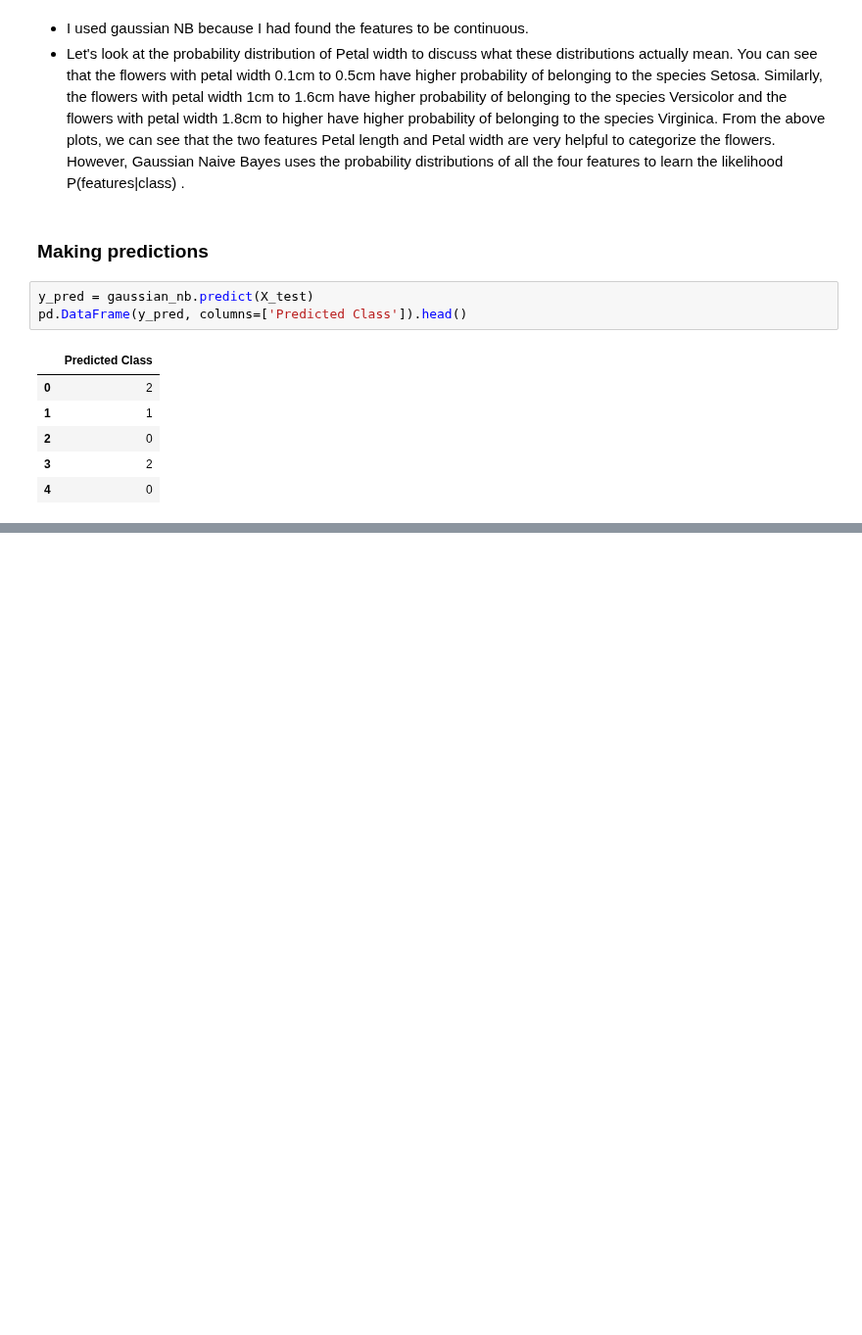
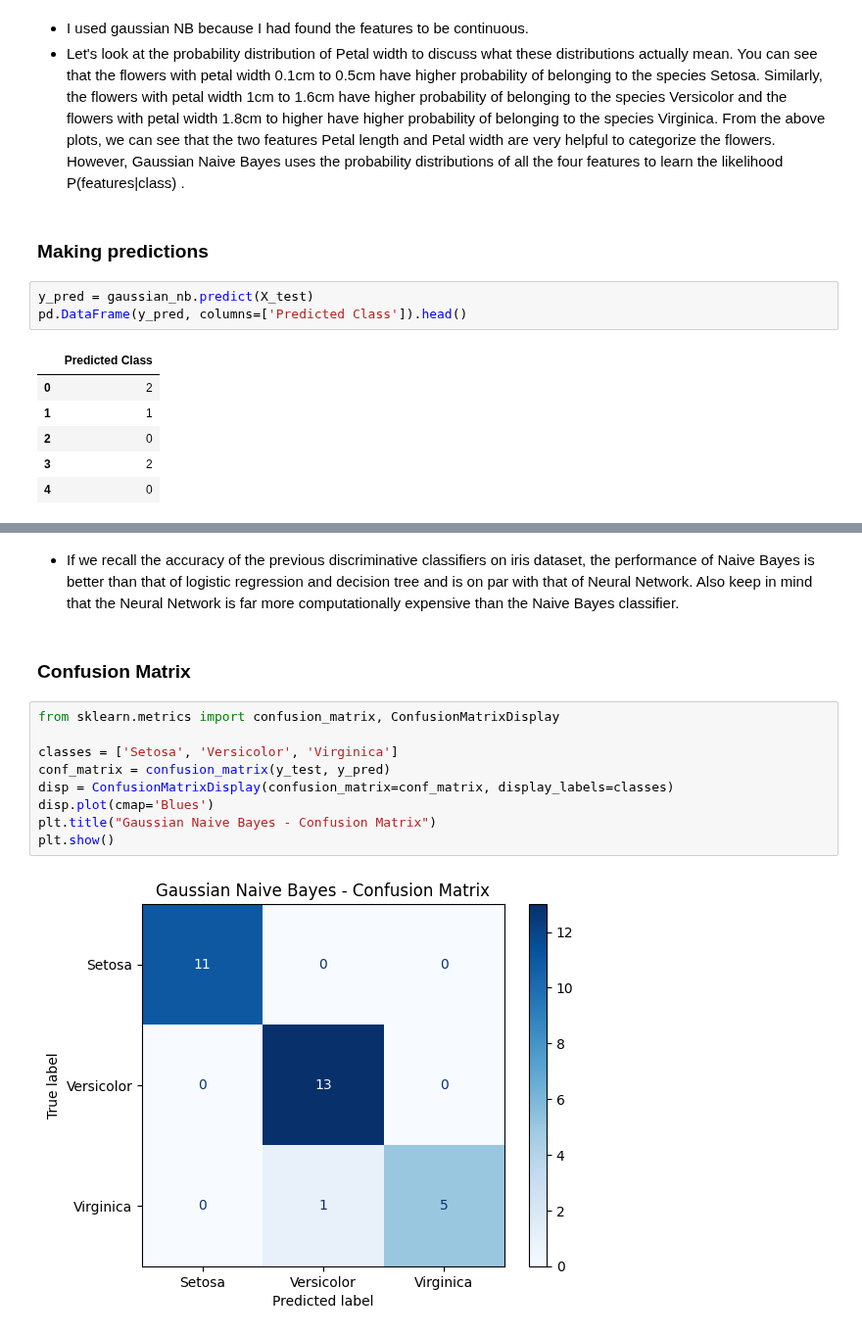
Before and after one commit to kar137/Machine-Learning-Portfolio, a Jupyter notebook: notebooks/Beyond-Linear-Models/naivebayes&svm/naivebayes.ipynb, the cells around one changed output, grey strips where cells are left out. Shown at 98% size. Saved outputs shown, nothing was run; the diff lists cells and outputs as text; blank space fills up the shorter version.

Commit message:
Add: perform model evaluation and plot confusion matrix

```diff
--- a/notebooks/Beyond-Linear-Models/naivebayes&svm/naivebayes.ipynb
+++ b/notebooks/Beyond-Linear-Models/naivebayes&svm/naivebayes.ipynb
@@ -76,0 +86,15 @@ pd.DataFrame(y_pred, columns=['Predicted Class']).head()
+# %% [markdown]
+- If we recall the accuracy of the previous discriminative classifiers on iris dataset, the performance of Naive Bayes is better than that of logistic regression and decision tree and is on par with that of Neural Network. Also keep in mind that the Neural Network is far more computationally expensive than the Naive Bayes classifier.
+# %% [markdown]
+### Confusion Matrix
+# %%
+from sklearn.metrics import confusion_matrix, ConfusionMatrixDisplay
+
+classes = ['Setosa', 'Versicolor', 'Virginica']
+conf_matrix = confusion_matrix(y_test, y_pred)
+disp = ConfusionMatrixDisplay(confusion_matrix=conf_matrix, display_labels=classes)
+disp.plot(cmap='Blues')
+plt.title("Gaussian Naive Bayes - Confusion Matrix")
+plt.show()
+# %% [output]
+[figure, added]
```
Also changed, not shown: parts of 2 cells of this notebook.
